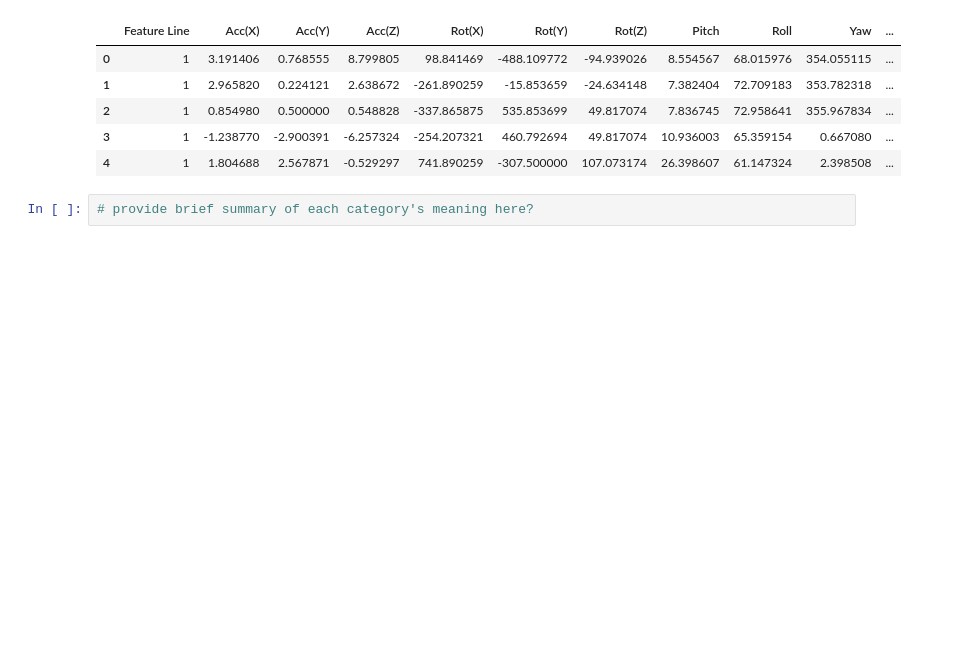
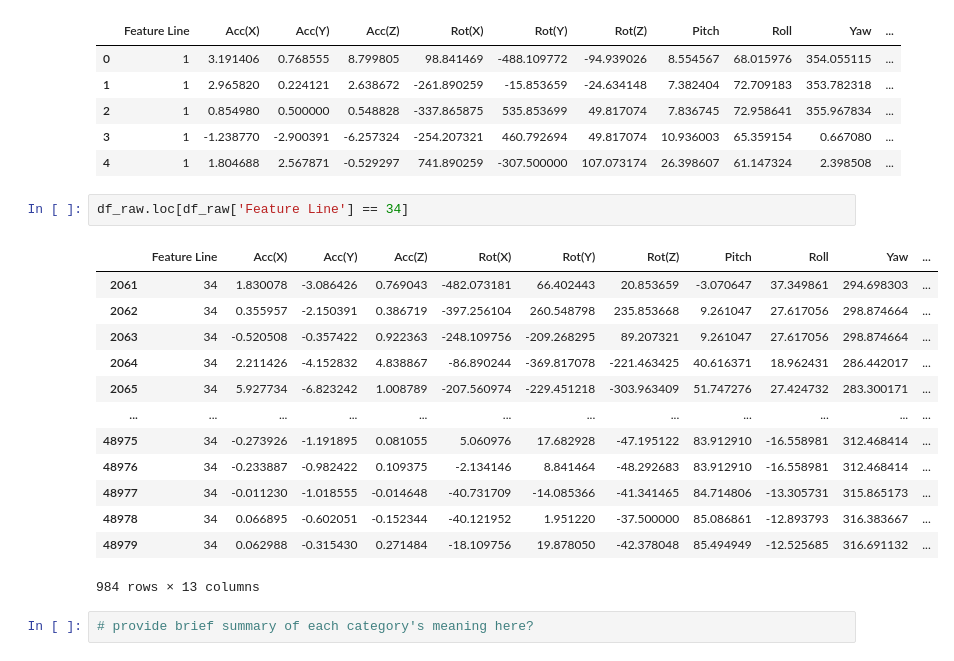
Before and after one commit to mccafj/Fall_Detection_Model, a Jupyter notebook: scratch_notebook.ipynb, the cells around one changed output. Saved outputs shown, nothing was run; the diff lists cells and outputs as text; blank space fills up the shorter version.

```diff
--- a/scratch_notebook.ipynb
+++ b/scratch_notebook.ipynb
@@ -147,6 +132,22 @@ df_raw.head()
 | 2 | 1 | 0.854980 | 0.500000 | 0.548828 | -337.865875 | 535.853699 | 49.817074 | 7.836745 | 72.958641 | 355.967834 | ... |
 | 3 | 1 | -1.238770 | -2.900391 | -6.257324 | -254.207321 | 460.792694 | 49.817074 | 10.936003 | 65.359154 | 0.667080 | ... |
 | 4 | 1 | 1.804688 | 2.567871 | -0.529297 | 741.890259 | -307.500000 | 107.073174 | 26.398607 | 61.147324 | 2.398508 | ... |
+# %%
+df_raw.loc[df_raw['Feature Line'] == 34]
+# %% [output]
+|  | Feature Line | Acc(X) | Acc(Y) | Acc(Z) | Rot(X) | Rot(Y) | Rot(Z) | Pitch | Roll | Yaw | ... |
+| 2061 | 34 | 1.830078 | -3.086426 | 0.769043 | -482.073181 | 66.402443 | 20.853659 | -3.070647 | 37.349861 | 294.698303 | ... |
+| 2062 | 34 | 0.355957 | -2.150391 | 0.386719 | -397.256104 | 260.548798 | 235.853668 | 9.261047 | 27.617056 | 298.874664 | ... |
+| 2063 | 34 | -0.520508 | -0.357422 | 0.922363 | -248.109756 | -209.268295 | 89.207321 | 9.261047 | 27.617056 | 298.874664 | ... |
+| 2064 | 34 | 2.211426 | -4.152832 | 4.838867 | -86.890244 | -369.817078 | -221.463425 | 40.616371 | 18.962431 | 286.442017 | ... |
+| 2065 | 34 | 5.927734 | -6.823242 | 1.008789 | -207.560974 | -229.451218 | -303.963409 | 51.747276 | 27.424732 | 283.300171 | ... |
+| ... | ... | ... | ... | ... | ... | ... | ... | ... | ... | ... | ... |
+| 48975 | 34 | -0.273926 | -1.191895 | 0.081055 | 5.060976 | 17.682928 | -47.195122 | 83.912910 | -16.558981 | 312.468414 | ... |
+| 48976 | 34 | -0.233887 | -0.982422 | 0.109375 | -2.134146 | 8.841464 | -48.292683 | 83.912910 | -16.558981 | 312.468414 | ... |
+| 48977 | 34 | -0.011230 | -1.018555 | -0.014648 | -40.731709 | -14.085366 | -41.341465 | 84.714806 | -13.305731 | 315.865173 | ... |
+| 48978 | 34 | 0.066895 | -0.602051 | -0.152344 | -40.121952 | 1.951220 | -37.500000 | 85.086861 | -12.893793 | 316.383667 | ... |
+| 48979 | 34 | 0.062988 | -0.315430 | 0.271484 | -18.109756 | 19.878050 | -42.378048 | 85.494949 | -12.525685 | 316.691132 | ... |
+984 rows × 13 columns
 # %%
 # provide brief summary of each category's meaning here?
 # %% [markdown]
```
Also changed, not shown: parts of 100 cells of this notebook.
